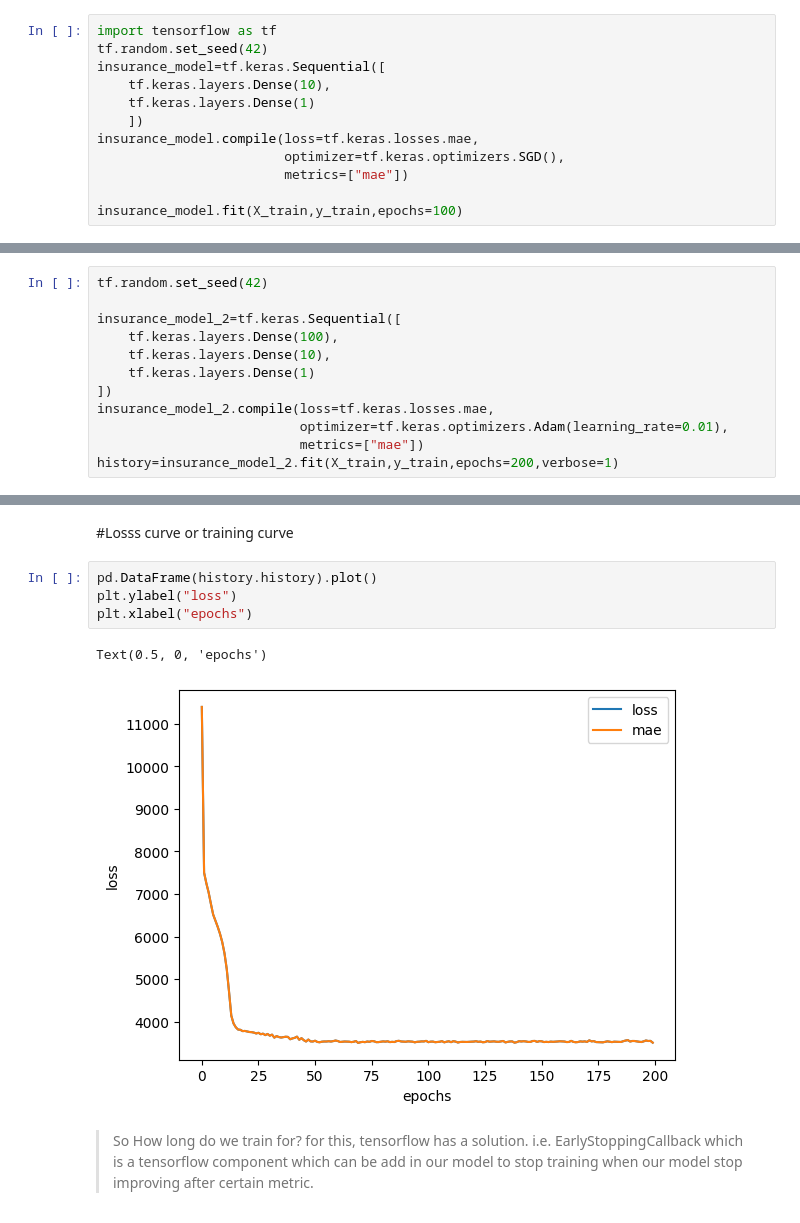
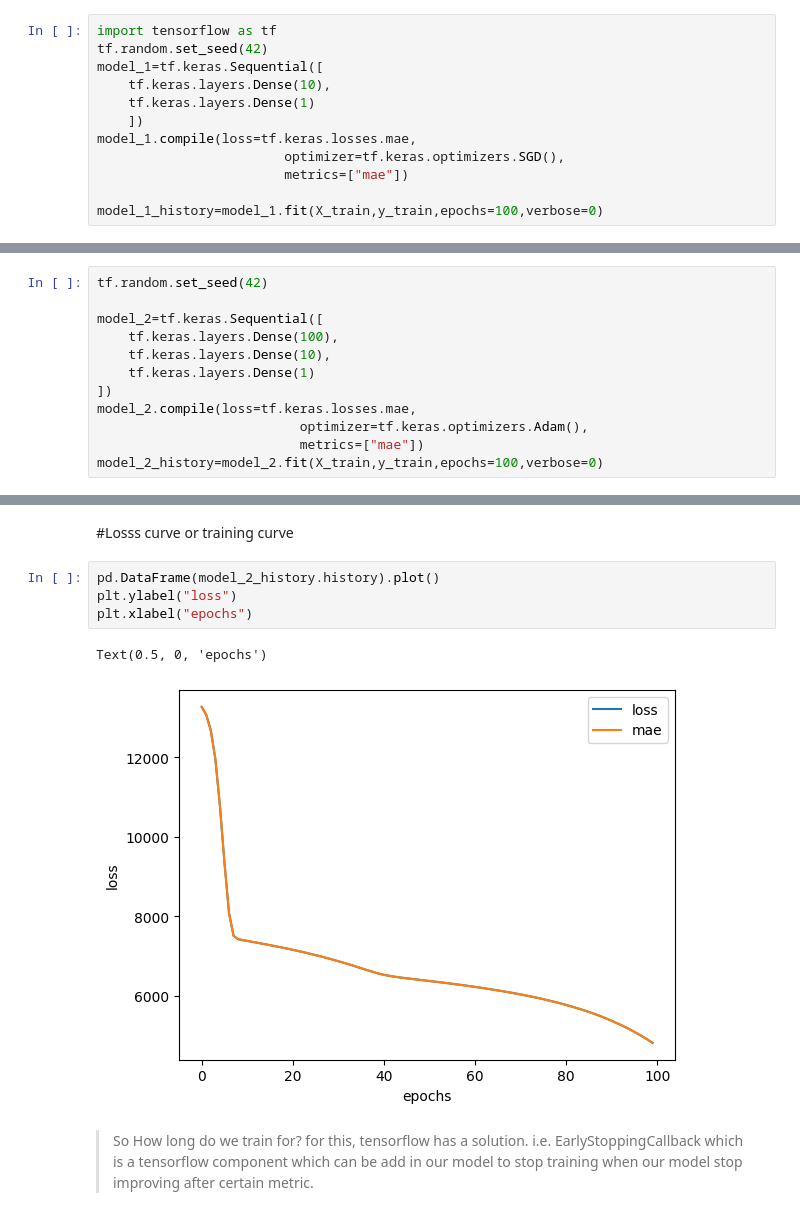
Before and after one commit to Prashanna-Raj-Pandit/Neural-Net-Regression, a Jupyter notebook: 02_NN_Regression_Insurance.ipynb, the cells around one changed output, grey strips where cells are left out. Saved outputs shown, nothing was run; the diff lists cells and outputs as text.

Commit message:
Insurance model

```diff
--- a/02_NN_Regression_Insurance.ipynb
+++ b/02_NN_Regression_Insurance.ipynb
@@ -97,12 +110,12 @@ X_train,X_test,y_train,y_test=train_test_split(X,y,test_size=0.2,random_state=42
 # %%
 import tensorflow as tf
 tf.random.set_seed(42)
-insurance_model=tf.keras.Sequential([
+model_1=tf.keras.Sequential([
     tf.keras.layers.Dense(10),
     tf.keras.layers.Dense(1)
     ])
-insurance_model.compile(loss=tf.keras.losses.mae,
+model_1.compile(loss=tf.keras.losses.mae,
                         optimizer=tf.keras.optimizers.SGD(),
                         metrics=["mae"])
 
-insurance_model.fit(X_train,y_train,epochs=100)
+model_1_history=model_1.fit(X_train,y_train,epochs=100,verbose=0)
@@ -146,12 +151,12 @@ np.float64(13346.089736364485)
 # %%
 tf.random.set_seed(42)
 
-insurance_model_2=tf.keras.Sequential([
+model_2=tf.keras.Sequential([
     tf.keras.layers.Dense(100),
     tf.keras.layers.Dense(10),
     tf.keras.layers.Dense(1)
 ])
-insurance_model_2.compile(loss=tf.keras.losses.mae,
-                          optimizer=tf.keras.optimizers.Adam(learning_rate=0.01),
+model_2.compile(loss=tf.keras.losses.mae,
+                          optimizer=tf.keras.optimizers.Adam(),
                           metrics=["mae"])
-history=insurance_model_2.fit(X_train,y_train,epochs=200,verbose=1)
+model_2_history=model_2.fit(X_train,y_train,epochs=100,verbose=0)
@@ -182,12 +169,12 @@ insurance_model_2.evaluate(X_test,y_test
 # %% [markdown]
 #Losss curve or training curve
 # %%
-pd.DataFrame(history.history).plot()
+pd.DataFrame(model_2_history.history).plot()
 plt.ylabel("loss")
 plt.xlabel("epochs")
 # %% [output]
 Text(0.5, 0, 'epochs')
-[figure, old version]
+[figure, new version]
 # %% [markdown]
 > So How long do we train for? for this, tensorflow has a solution. i.e. EarlyStoppingCallback which is a tensorflow component which can be add in our model to stop training when our model stop improving after certain metric.
 # %% [markdown]
```
Also changed, not shown: parts of 38 cells of this notebook.
